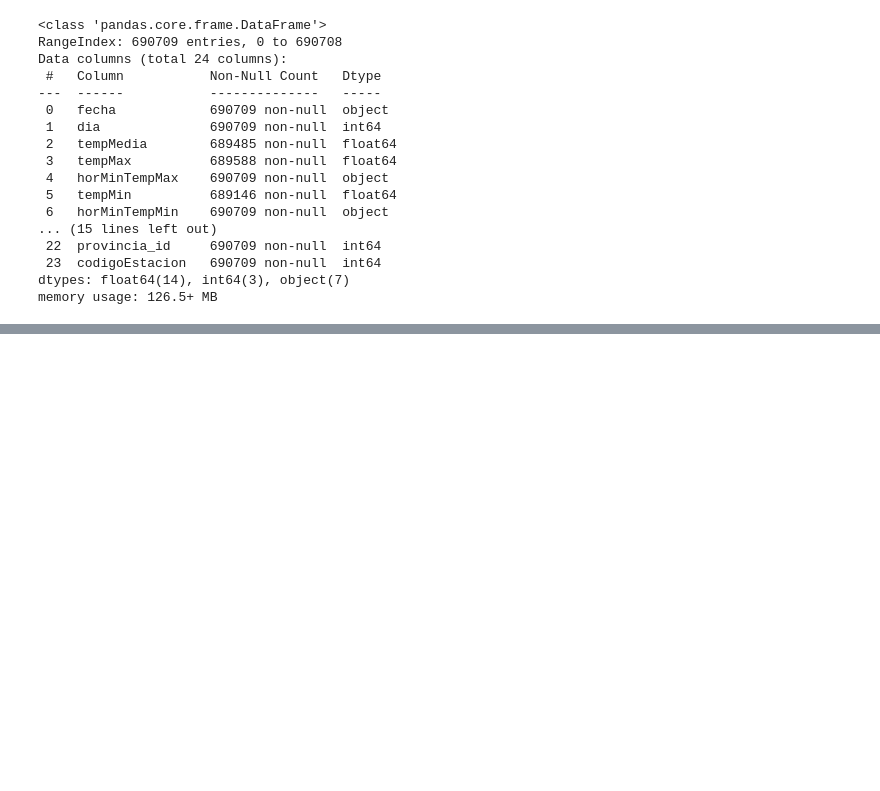
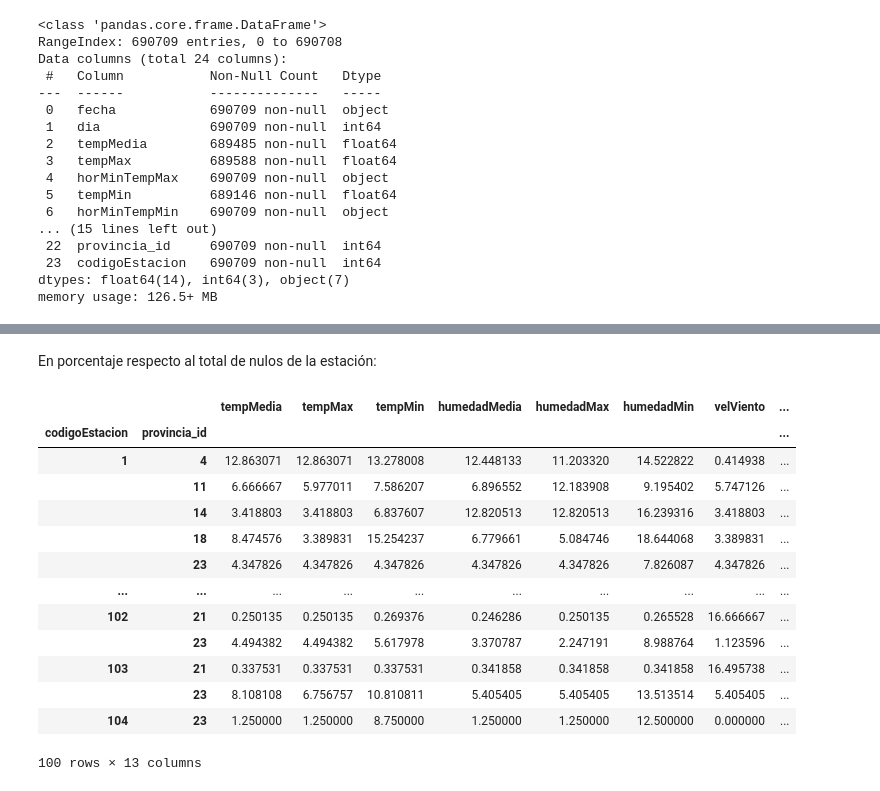
Before and after one commit to lolagj/TFM-Sistema-Riego-Agricola, a Jupyter notebook: notebooks/Comprensión de los datos/Analisis_exploratorio.ipynb, the cells around one changed output, grey strips where cells are left out. Drawn from its saved outputs; the diff is of its cells as text; code cells hidden in the pictures; blank space fills up the shorter version.

```diff
--- a/notebooks/Comprensión de los datos/Analisis_exploratorio.ipynb
+++ b/notebooks/Comprensión de los datos/Analisis_exploratorio.ipynb
@@ -63,0 +423,21 @@ Index(['fecha', 'dia', 'tempMedia', 'tempMax', 'horMinTempMax', 'tempMin',
+# %% [markdown]
+En porcentaje respecto al total de nulos de la estación:
+# %%
+total_nulos_por_est = nulos_est.sum(axis=1)
+distribucion_porcentual_est = (nulos_est.div(total_nulos_por_est, axis=0)) * 100
+distribucion_porcentual_est
+# %% [output]
+|  |  | tempMedia | tempMax | tempMin | humedadMedia | humedadMax | humedadMin | velViento | ... |
+| codigoEstacion | provincia_id |  |  |  |  |  |  |  | ... |
+| 1 | 4 | 12.863071 | 12.863071 | 13.278008 | 12.448133 | 11.203320 | 14.522822 | 0.414938 | ... |
+|  | 11 | 6.666667 | 5.977011 | 7.586207 | 6.896552 | 12.183908 | 9.195402 | 5.747126 | ... |
+|  | 14 | 3.418803 | 3.418803 | 6.837607 | 12.820513 | 12.820513 | 16.239316 | 3.418803 | ... |
+|  | 18 | 8.474576 | 3.389831 | 15.254237 | 6.779661 | 5.084746 | 18.644068 | 3.389831 | ... |
+|  | 23 | 4.347826 | 4.347826 | 4.347826 | 4.347826 | 4.347826 | 7.826087 | 4.347826 | ... |
+| ... | ... | ... | ... | ... | ... | ... | ... | ... | ... |
+| 102 | 21 | 0.250135 | 0.250135 | 0.269376 | 0.246286 | 0.250135 | 0.265528 | 16.666667 | ... |
+|  | 23 | 4.494382 | 4.494382 | 5.617978 | 3.370787 | 2.247191 | 8.988764 | 1.123596 | ... |
+| 103 | 21 | 0.337531 | 0.337531 | 0.337531 | 0.341858 | 0.341858 | 0.341858 | 16.495738 | ... |
+|  | 23 | 8.108108 | 6.756757 | 10.810811 | 5.405405 | 5.405405 | 13.513514 | 5.405405 | ... |
+| 104 | 23 | 1.250000 | 1.250000 | 8.750000 | 1.250000 | 1.250000 | 12.500000 | 0.000000 | ... |
+100 rows × 13 columns
```
Also changed, not shown: parts of 59 cells of this notebook, 2 other files.
